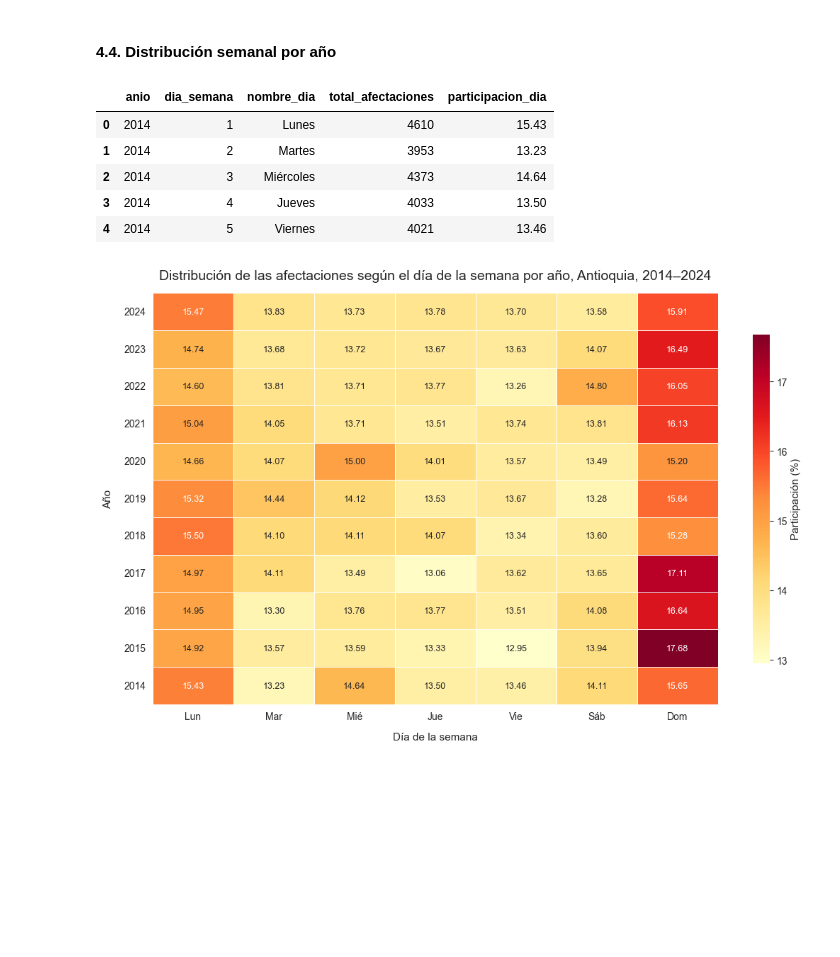
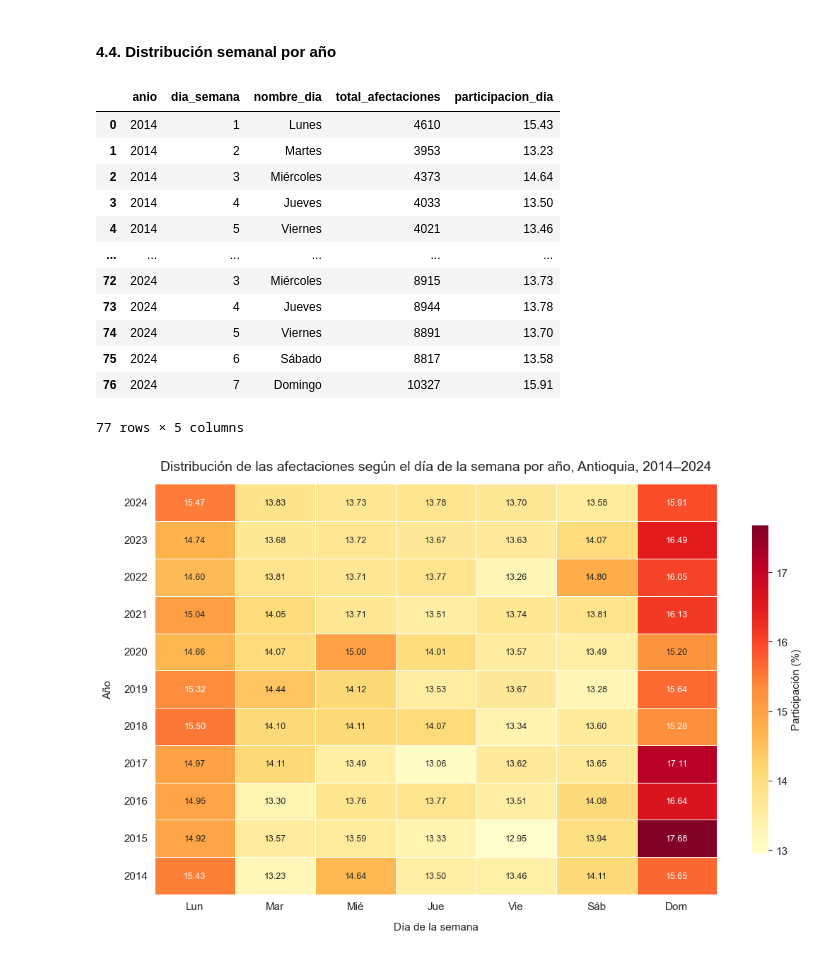
Before and after one commit to SaraBalbin/DW_Analisis_Criminalidad_Colombia, a Jupyter notebook: 05_Analisis_temporal.ipynb, the cells around one changed output. Drawn from its saved outputs; the diff is of its cells as text; code cells hidden in the pictures; blank space fills up the shorter version.

```diff
--- a/05_Analisis_temporal.ipynb
+++ b/05_Analisis_temporal.ipynb
@@ -1193,34 +1215,41 @@ WITH datos_diarios AS (
         t.dia_semana,
         t.nombre_dia
 )
 
 SELECT
     anio,
     dia_semana,
     nombre_dia,
     total_afectaciones,
     ROUND(
         total_afectaciones * 100.0 /
         SUM(total_afectaciones) OVER (
             PARTITION BY anio
         ),
         2
     ) AS participacion_dia
 FROM datos_diarios
 ORDER BY
     anio,
     dia_semana;
 """
 
 df_dia_año = pd.read_sql(query, engine)
-df_dia_año.head()
+df_dia_año
 # %% [output]
 |  | anio | dia_semana | nombre_dia | total_afectaciones | participacion_dia |
 | 0 | 2014 | 1 | Lunes | 4610 | 15.43 |
 | 1 | 2014 | 2 | Martes | 3953 | 13.23 |
 | 2 | 2014 | 3 | Miércoles | 4373 | 14.64 |
 | 3 | 2014 | 4 | Jueves | 4033 | 13.50 |
 | 4 | 2014 | 5 | Viernes | 4021 | 13.46 |
+| ... | ... | ... | ... | ... | ... |
+| 72 | 2024 | 3 | Miércoles | 8915 | 13.73 |
+| 73 | 2024 | 4 | Jueves | 8944 | 13.78 |
+| 74 | 2024 | 5 | Viernes | 8891 | 13.70 |
+| 75 | 2024 | 6 | Sábado | 8817 | 13.58 |
+| 76 | 2024 | 7 | Domingo | 10327 | 15.91 |
+77 rows × 5 columns
 # %%
 import pandas as pd
 import matplotlib.pyplot as plt
```
Also changed, not shown: parts of 3 cells of this notebook.
